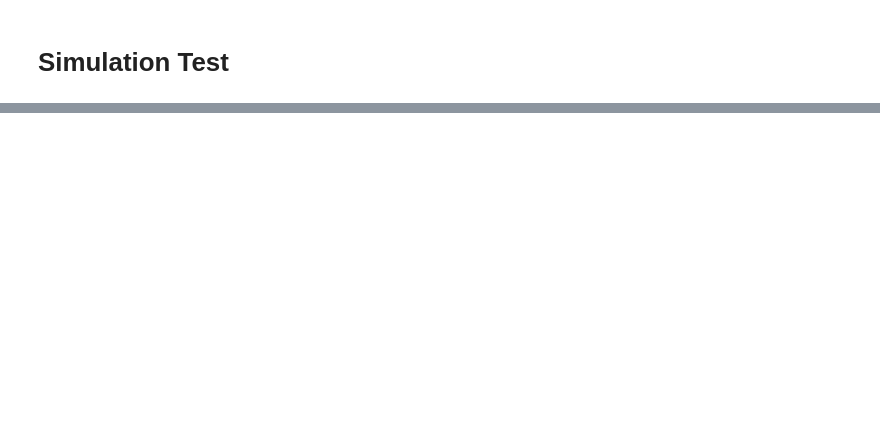
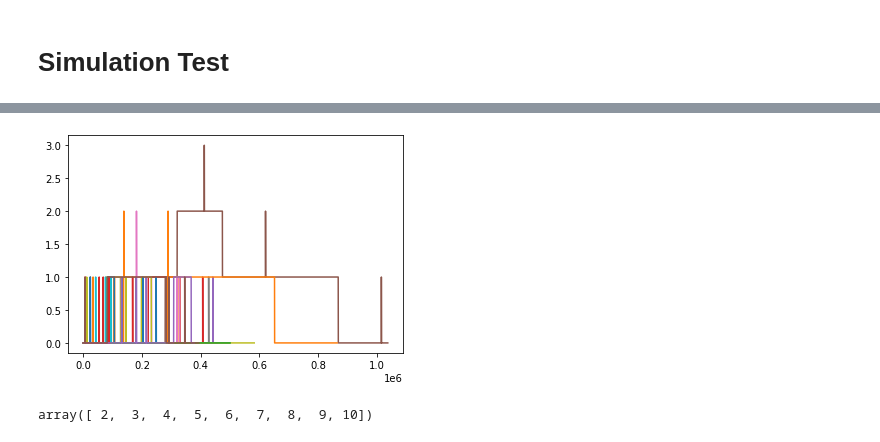
Before and after one commit to robertonetti/yeast-cascade-mutation-simulator, a Jupyter notebook: Simulation Test.ipynb, the cells around one changed output, grey strips where cells are left out. Cells and saved outputs as stored; diff of their text form; code cells hidden in the pictures; blank space fills up the shorter version.

```diff
--- a/Simulation Test.ipynb
+++ b/Simulation Test.ipynb
@@ -59,0 +77,6 @@ plt.plot(range(1, len(c) + 1), c)
+# %%
+for i in range(16):
+    c = simul.leaves[0].DNA.CHRs[i].visual.todense().tolist()[0]
+    plt.plot(range(1, len(c) + 1), c)
+# %% [output]
+[figure, added]
@@ -59,0 +89,4 @@ plt.plot(range(1, len(c) + 1), c)
+# %%
+c+1
+# %% [output]
+array([ 2,  3,  4,  5,  6,  7,  8,  9, 10])
```
Also changed, not shown: parts of 7 cells of this notebook, 5 other files.
